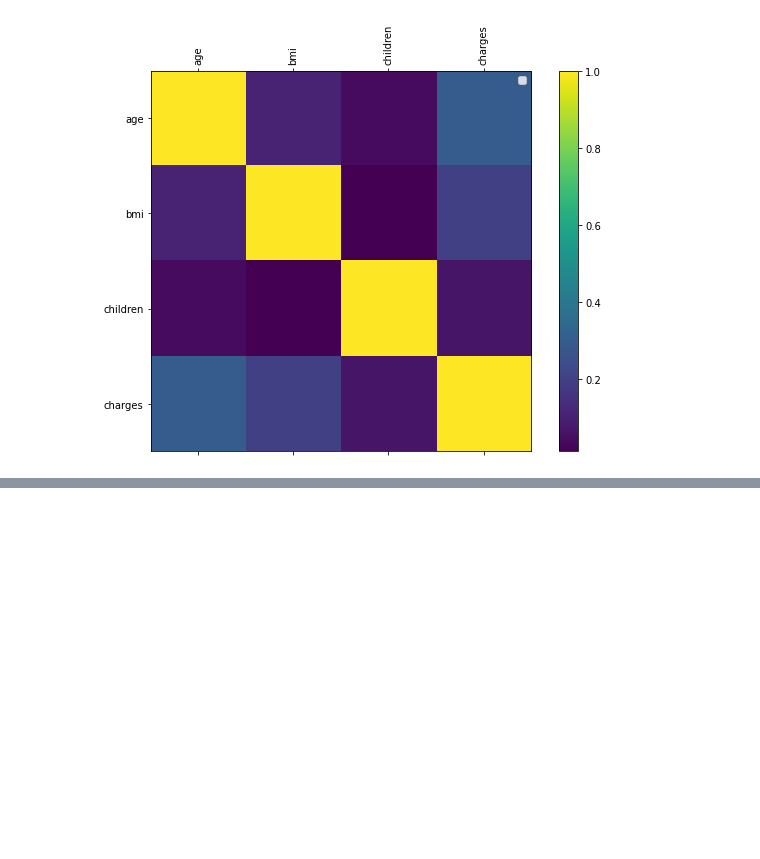
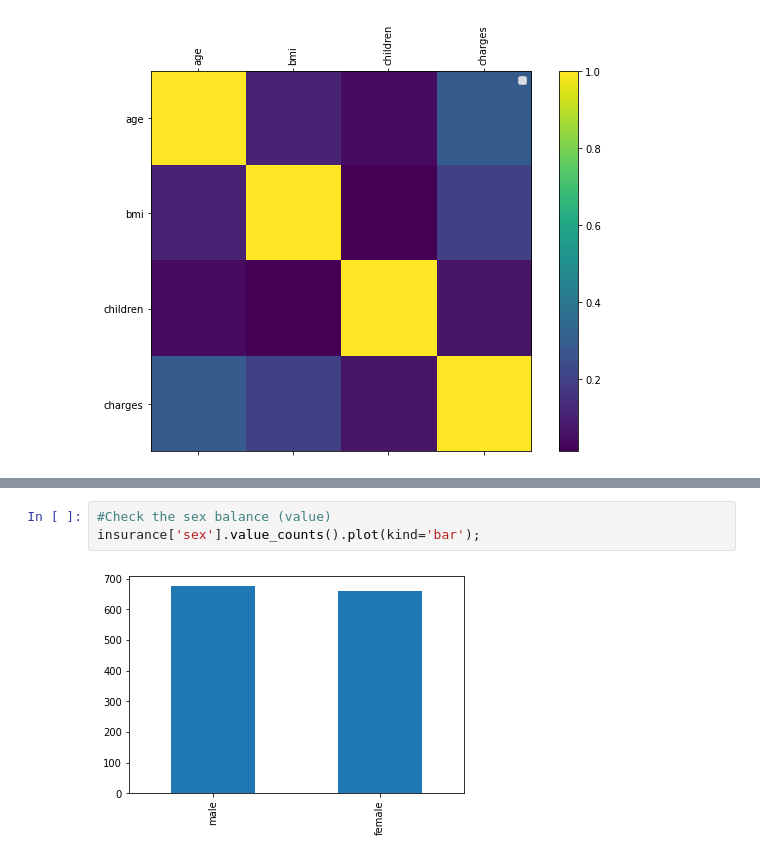
Before and after one commit to meshalalsultan/Regresstion_Insurance_Tensoflow, a Jupyter notebook: Insurance_with_Tensorflow.ipynb, the cells around one changed output, grey strips where cells are left out. Drawn from its saved outputs; the diff is of its cells as text; blank space fills up the shorter version.

```diff
--- a/Insurance_with_Tensorflow.ipynb
+++ b/Insurance_with_Tensorflow.ipynb
@@ -101,0 +115,5 @@ No handles with labels found to put in legend.
+# %%
+#Check the sex balance (value)
+insurance['sex'].value_counts().plot(kind='bar');
+# %% [output]
+[figure, added]
```
Also changed, not shown: parts of 102 cells of this notebook.
